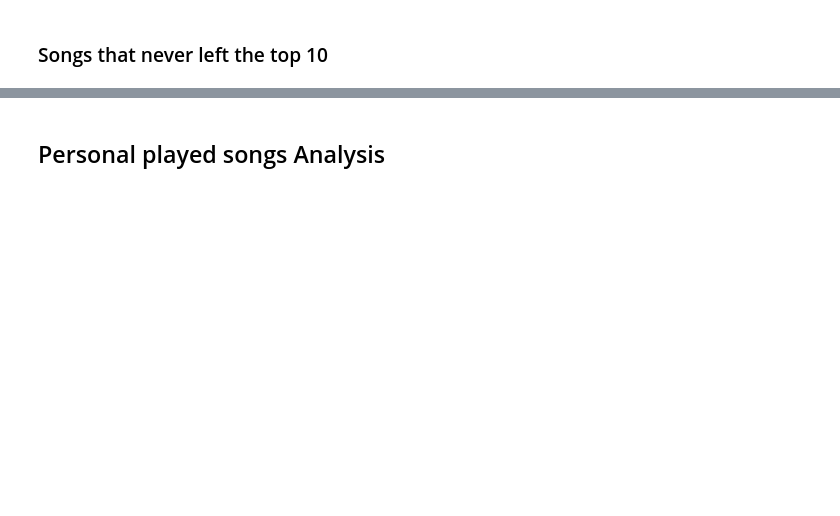
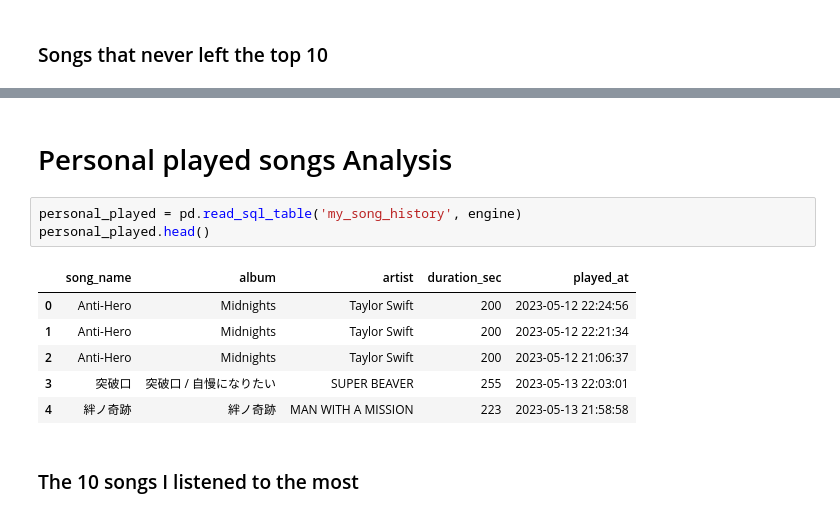
Before and after one commit to kukelia/spotify-ETL, a Jupyter notebook: notebooks/data_analysis/analysis.ipynb, the cells around one changed output, grey strips where cells are left out. Drawn from its saved outputs; the diff is of its cells as text; blank space fills up the shorter version.

Commit message:
finished data analysis

```diff
--- a/notebooks/data_analysis/analysis.ipynb
+++ b/notebooks/data_analysis/analysis.ipynb
@@ -109,4 +89,16 @@ fig3.show()
 # %% [output]
 [interactive output not drawn]
 # %% [markdown]
-## Personal played songs Analysis
+# Personal played songs Analysis
+# %%
+personal_played = pd.read_sql_table('my_song_history', engine)
+personal_played.head()
+# %% [output]
+|  | song_name | album | artist | duration_sec | played_at |
+| 0 | Anti-Hero | Midnights | Taylor Swift | 200 | 2023-05-12 22:24:56 |
+| 1 | Anti-Hero | Midnights | Taylor Swift | 200 | 2023-05-12 22:21:34 |
+| 2 | Anti-Hero | Midnights | Taylor Swift | 200 | 2023-05-12 21:06:37 |
+| 3 | 突破口 | 突破口 / 自慢になりたい | SUPER BEAVER | 255 | 2023-05-13 22:03:01 |
+| 4 | 絆ノ奇跡 | 絆ノ奇跡 | MAN WITH A MISSION | 223 | 2023-05-13 21:58:58 |
+# %% [markdown]
+### The 10 songs I listened to the most
```
Also changed, not shown: parts of 21 cells of this notebook, 1 other file.
